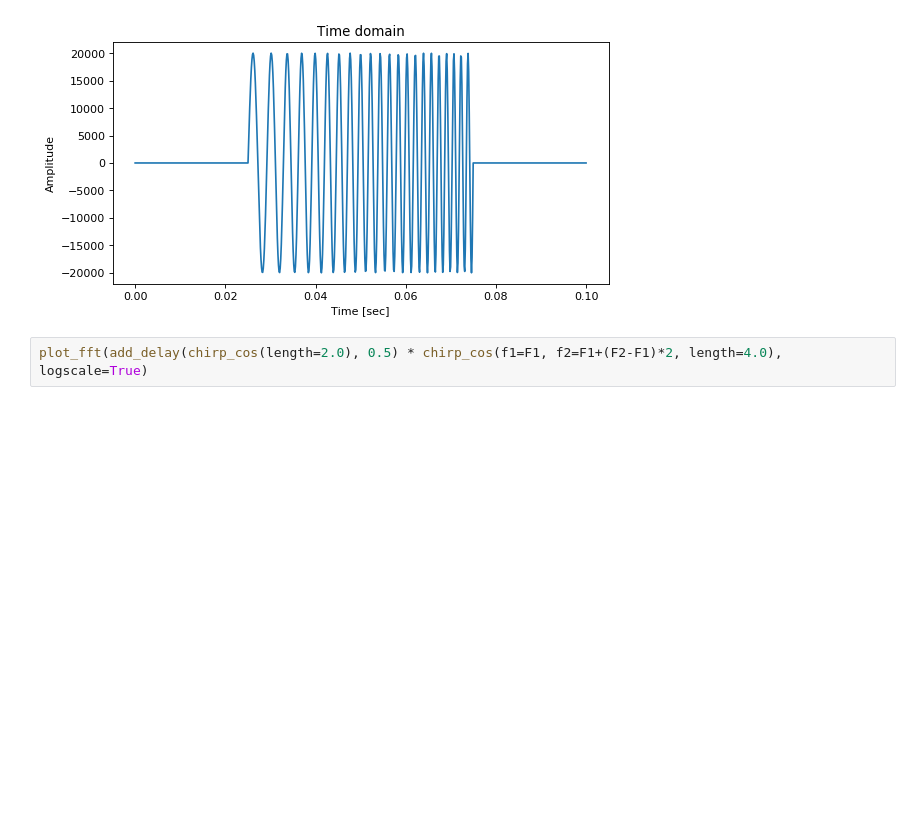
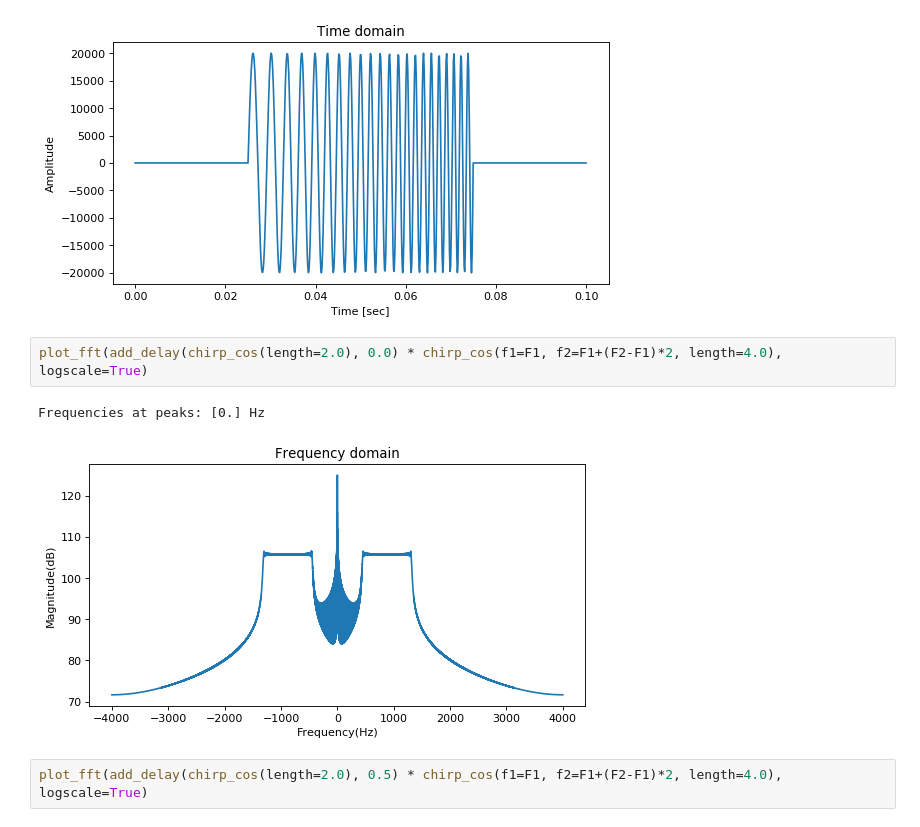
Before and after one commit to araobp/ultrasonic-communication, a Jupyter notebook: simulation/ChirpSimulation.ipynb, the cells around one changed output. Saved outputs shown, nothing was run; the diff lists cells and outputs as text; blank space fills up the shorter version.

```diff
--- a/simulation/ChirpSimulation.ipynb
+++ b/simulation/ChirpSimulation.ipynb
@@ -247,6 +247,11 @@ plot_spectrogram(chirp(length=2.0, amp=sqrt(AMPLITUDE)) * chirp(length=2.0, amp=
 plot_wave(add_delay(chirp_cos(length=0.05), 0.5), real_only=True)
 # %% [output]
 [figure]
+# %%
+plot_fft(add_delay(chirp_cos(length=2.0), 0.0) * chirp_cos(f1=F1, f2=F1+(F2-F1)*2, length=4.0), logscale=True)
+# %% [output]
+Frequencies at peaks: [0.] Hz
+[figure, added]
 # %%
 plot_fft(add_delay(chirp_cos(length=2.0), 0.5) * chirp_cos(f1=F1, f2=F1+(F2-F1)*2, length=4.0), logscale=True)
 # %% [output]
```
Also changed, not shown: 1 other file.
